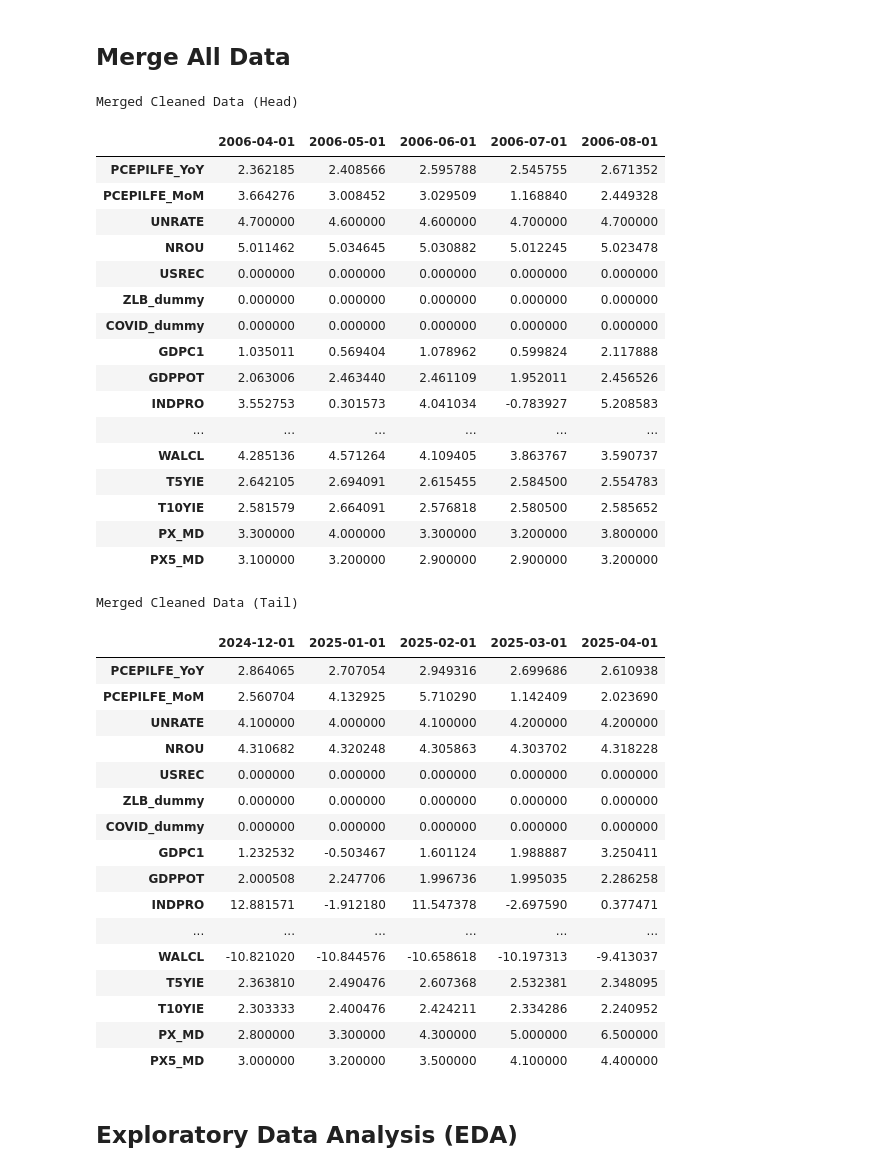
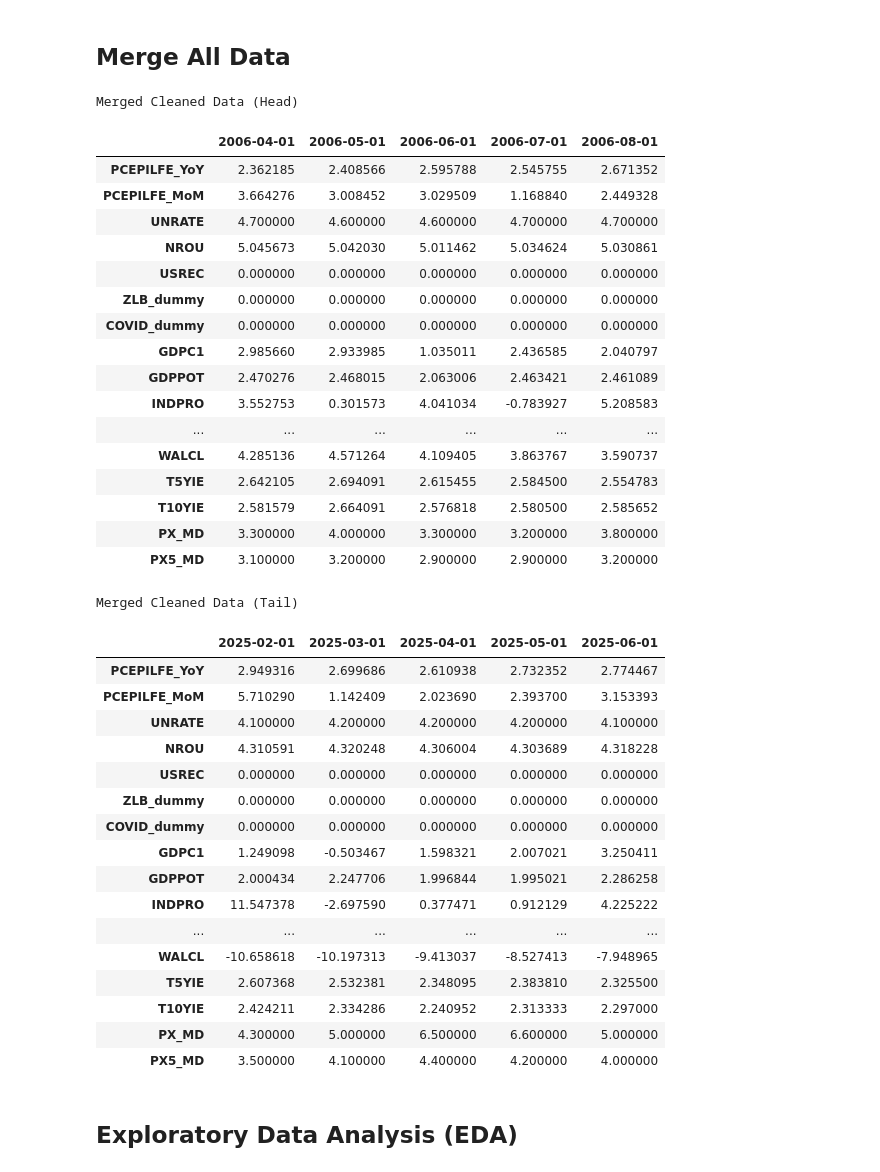
Before and after one commit to taso5789/ds-project-portfolio, a Jupyter notebook: code/1_DataPrep_EDA.ipynb, the cells around one changed output. Cells and saved outputs as stored; diff of their text form; code cells hidden in the pictures.

```diff
--- a/code/1_DataPrep_EDA.ipynb
+++ b/code/1_DataPrep_EDA.ipynb
@@ -174,6 +174,9 @@ df_NROU_before = pd.DataFrame(fetch_series('NROU'))
 
 # Copy the dataframe
 df_NROU_after = df_NROU_before.copy()
+
+# Shift the index two months forward
+df_NROU_after.index = df_NROU_after.index + pd.DateOffset(months=2)
 
 # Convert a quarterly series into a monthly series using spline interpolation
 df_NROU_after = df_NROU_after.resample('MS').interpolate(method='spline', order=3)
@@ -401,6 +404,9 @@ df_GDPC1_before = pd.DataFrame(fetch_series('GDPC1'))
 
 # Copy the dataframe
 df_GDPC1_after = df_GDPC1_before.copy()
+
+# Shift the index two months forward
+df_GDPC1_after.index = df_GDPC1_after.index + pd.DateOffset(months=2)
 
 # Compute QoQ annualized growth
 df_GDPC1_after['GDPC1'] = df_GDPC1_after['GDPC1'].pct_change() * 100 * 4
@@ -455,6 +461,9 @@ df_GDPPOT_before = pd.DataFrame(fetch_series('GDPPOT'))
 
 # Copy the dataframe
 df_GDPPOT_after = df_GDPPOT_before.copy()
+
+# Shift the index two months forward
+df_GDPPOT_after.index = df_GDPPOT_after.index + pd.DateOffset(months=2)
 
 # Compute QoQ annualized growth
 df_GDPPOT_after['GDPPOT'] = df_GDPPOT_after['GDPPOT'].pct_change() * 100 * 4
@@ -714,6 +723,9 @@ df_OPHNFB_before = pd.DataFrame(fetch_series('OPHNFB'))
 
 # Copy the dataframe
 df_OPHNFB_after = df_OPHNFB_before.copy()
+
+# Shift the index two months forward
+df_OPHNFB_after.index = df_OPHNFB_after.index + pd.DateOffset(months=2)
 
 # Compute QoQ annualized growth
 df_OPHNFB_after['OPHNFB'] = df_OPHNFB_after['OPHNFB'].pct_change() * 100 * 4
@@ -1290,54 +1302,56 @@ df_merged = pd.concat([
     # Inflation Expectations
     df_T5YIE_after, # 5-Year Breakeven Inflation Rate
     df_T10YIE_after, # 10-Year Breakeven Inflation Rate
     df_PX1MD, # 1-Year Expected Changes in Inflation Rates
     df_PX5MD # 5-Year Expected Changes in Inflation Rates
 ], axis=1, join='inner')
 
 df_merged.index = df_merged.index.strftime('%Y-%m-%d')
-df_merged = df_merged.loc[:'2025-04-01'].copy()
 
 display_side_by_side(
     df_merged.head().T, df_merged.tail().T,
     titles=['Merged Cleaned Data (Head)', 'Merged Cleaned Data (Tail)']
 )
+
+# save dataframe
+df_merged.to_csv('C:/Users/jiro2/ds-project-portfolio/data/df_merged.csv', index=True)
 # %% [output]
 Merged Cleaned Data (Head)
 |  | 2006-04-01 | 2006-05-01 | 2006-06-01 | 2006-07-01 | 2006-08-01 |
 | PCEPILFE_YoY | 2.362185 | 2.408566 | 2.595788 | 2.545755 | 2.671352 |
 | PCEPILFE_MoM | 3.664276 | 3.008452 | 3.029509 | 1.168840 | 2.449328 |
 | UNRATE | 4.700000 | 4.600000 | 4.600000 | 4.700000 | 4.700000 |
-| NROU | 5.011462 | 5.034645 | 5.030882 | 5.012245 | 5.023478 |
+| NROU | 5.045673 | 5.042030 | 5.011462 | 5.034624 | 5.030861 |
 | USREC | 0.000000 | 0.000000 | 0.000000 | 0.000000 | 0.000000 |
 | ZLB_dummy | 0.000000 | 0.000000 | 0.000000 | 0.000000 | 0.000000 |
 | COVID_dummy | 0.000000 | 0.000000 | 0.000000 | 0.000000 | 0.000000 |
-| GDPC1 | 1.035011 | 0.569404 | 1.078962 | 0.599824 | 2.117888 |
-| GDPPOT | 2.063006 | 2.463440 | 2.461109 | 1.952011 | 2.456526 |
+| GDPC1 | 2.985660 | 2.933985 | 1.035011 | 2.436585 | 2.040797 |
+| GDPPOT | 2.470276 | 2.468015 | 2.063006 | 2.463421 | 2.461089 |
 | INDPRO | 3.552753 | 0.301573 | 4.041034 | -0.783927 | 5.208583 |
 | ... | ... | ... | ... | ... | ... |
 | WALCL | 4.285136 | 4.571264 | 4.109405 | 3.863767 | 3.590737 |
 | T5YIE | 2.642105 | 2.694091 | 2.615455 | 2.584500 | 2.554783 |
 | T10YIE | 2.581579 | 2.664091 | 2.576818 | 2.580500 | 2.585652 |
 | PX_MD | 3.300000 | 4.000000 | 3.300000 | 3.200000 | 3.800000 |
 | PX5_MD | 3.100000 | 3.200000 | 2.900000 | 2.900000 | 3.200000 |
 Merged Cleaned Data (Tail)
-|  | 2024-12-01 | 2025-01-01 | 2025-02-01 | 2025-03-01 | 2025-04-01 |
-| PCEPILFE_YoY | 2.864065 | 2.707054 | 2.949316 | 2.699686 | 2.610938 |
-| PCEPILFE_MoM | 2.560704 | 4.132925 | 5.710290 | 1.142409 | 2.023690 |
-| UNRATE | 4.100000 | 4.000000 | 4.100000 | 4.200000 | 4.200000 |
-| NROU | 4.310682 | 4.320248 | 4.305863 | 4.303702 | 4.318228 |
+|  | 2025-02-01 | 2025-03-01 | 2025-04-01 | 2025-05-01 | 2025-06-01 |
+| PCEPILFE_YoY | 2.949316 | 2.699686 | 2.610938 | 2.732352 | 2.774467 |
+| PCEPILFE_MoM | 5.710290 | 1.142409 | 2.023690 | 2.393700 | 3.153393 |
+| UNRATE | 4.100000 | 4.200000 | 4.200000 | 4.200000 | 4.100000 |
+| NROU | 4.310591 | 4.320248 | 4.306004 | 4.303689 | 4.318228 |
 | USREC | 0.000000 | 0.000000 | 0.000000 | 0.000000 | 0.000000 |
 | ZLB_dummy | 0.000000 | 0.000000 | 0.000000 | 0.000000 | 0.000000 |
 | COVID_dummy | 0.000000 | 0.000000 | 0.000000 | 0.000000 | 0.000000 |
-| GDPC1 | 1.232532 | -0.503467 | 1.601124 | 1.988887 | 3.250411 |
-| GDPPOT | 2.000508 | 2.247706 | 1.996736 | 1.995035 | 2.286258 |
-| INDPRO | 12.881571 | -1.912180 | 11.547378 | -2.697590 | 0.377471 |
+| GDPC1 | 1.249098 | -0.503467 | 1.598321 | 2.007021 | 3.250411 |
+| GDPPOT | 2.000434 | 2.247706 | 1.996844 | 1.995021 | 2.286258 |
+| INDPRO | 11.547378 | -2.697590 | 0.377471 | 0.912129 | 4.225222 |
 | ... | ... | ... | ... | ... | ... |
-| WALCL | -10.821020 | -10.844576 | -10.658618 | -10.197313 | -9.413037 |
-| T5YIE | 2.363810 | 2.490476 | 2.607368 | 2.532381 | 2.348095 |
-| T10YIE | 2.303333 | 2.400476 | 2.424211 | 2.334286 | 2.240952 |
-| PX_MD | 2.800000 | 3.300000 | 4.300000 | 5.000000 | 6.500000 |
-| PX5_MD | 3.000000 | 3.200000 | 3.500000 | 4.100000 | 4.400000 |
+| WALCL | -10.658618 | -10.197313 | -9.413037 | -8.527413 | -7.948965 |
+| T5YIE | 2.607368 | 2.532381 | 2.348095 | 2.383810 | 2.325500 |
+| T10YIE | 2.424211 | 2.334286 | 2.240952 | 2.313333 | 2.297000 |
+| PX_MD | 4.300000 | 5.000000 | 6.500000 | 6.600000 | 5.000000 |
+| PX5_MD | 3.500000 | 4.100000 | 4.400000 | 4.200000 | 4.000000 |
 # %% [markdown]
 ## Exploratory Data Analysis (EDA)
 # %% [markdown]
```
Also changed, not shown: parts of 7 cells of this notebook, 39 other files.
